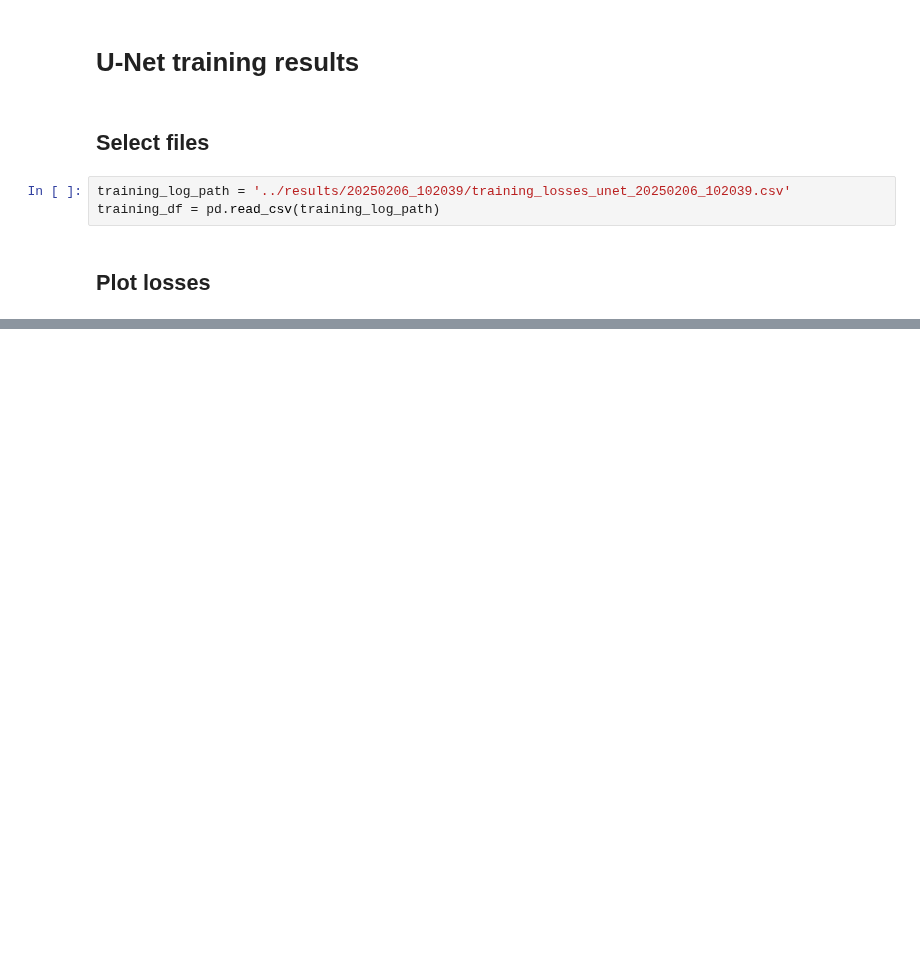
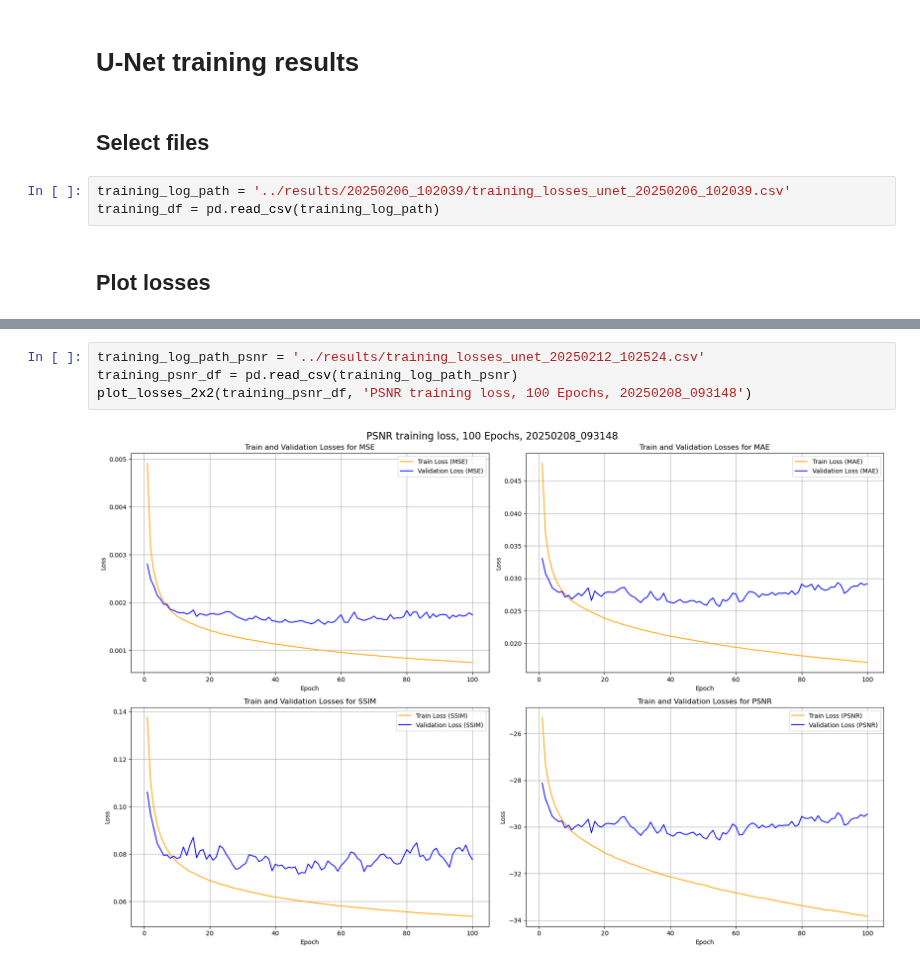
Before and after one commit to r-grun/stereo-recreation-from-anaglyphs, a Jupyter notebook: image_colorization/visualizations/plot_training_results_unet.ipynb, the cells around one changed output, grey strips where cells are left out. Saved outputs shown, nothing was run; the diff lists cells and outputs as text; blank space fills up the shorter version.

```diff
--- a/image_colorization/visualizations/plot_training_results_unet.ipynb
+++ b/image_colorization/visualizations/plot_training_results_unet.ipynb
@@ -64,0 +72,6 @@ plot_losses_2x2(training_df)
+# %%
+training_log_path_psnr = '../results/training_losses_unet_20250212_102524.csv'
+training_psnr_df = pd.read_csv(training_log_path_psnr)
+plot_losses_2x2(training_psnr_df, 'PSNR training loss, 100 Epochs, 20250208_093148')
+# %% [output]
+[figure, added]
```
Also changed, not shown: parts of 6 cells of this notebook, 13 other files.
